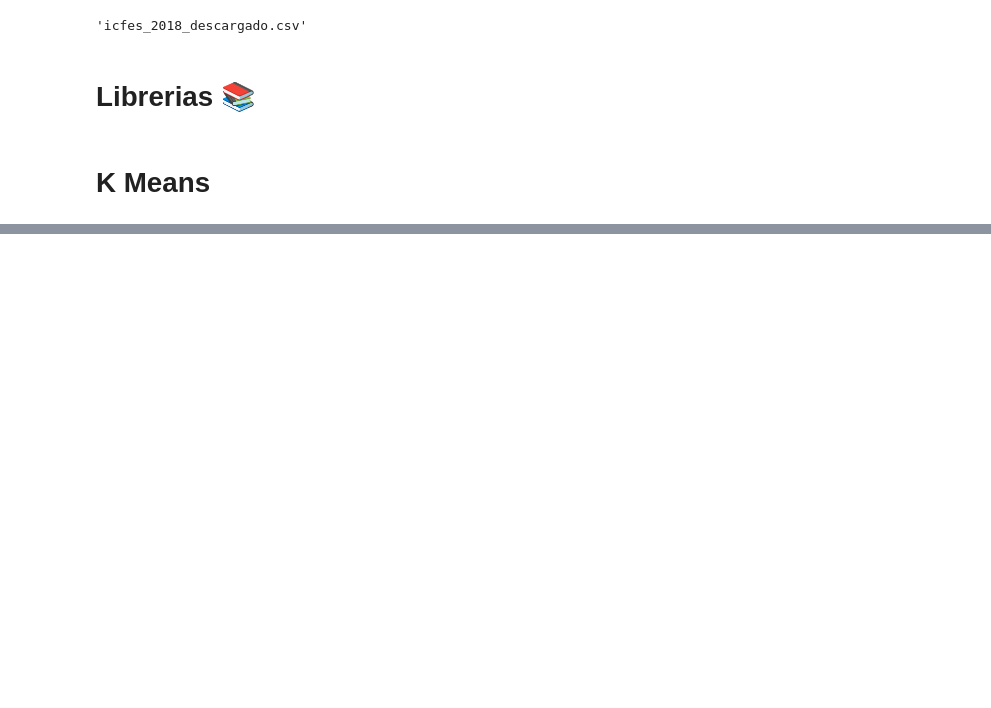
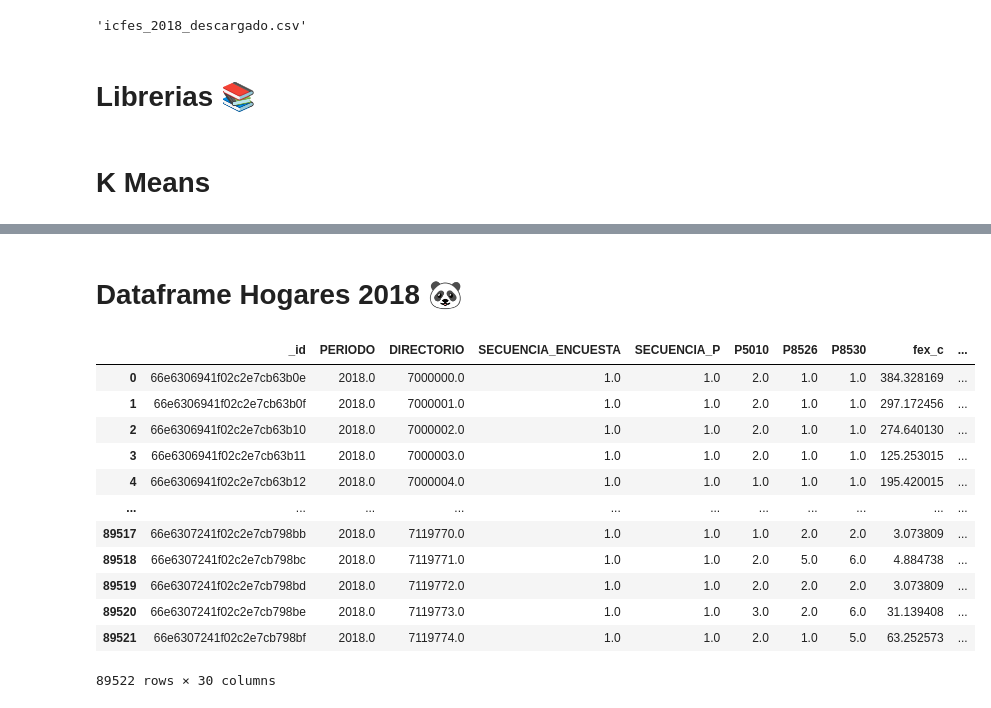
Before and after one commit to factordeveloper/K-means-Pobreza-Colombia-Hogares, a Jupyter notebook: K_means_icfes_2018_hogares.ipynb, the cells around one changed output, grey strips where cells are left out. Cells and saved outputs as stored; diff of their text form; code cells hidden in the pictures; blank space fills up the shorter version.

Commit message:
hogares 2018 updated !!!

```diff
--- a/K_means_icfes_2018_hogares.ipynb
+++ b/K_means_icfes_2018_hogares.ipynb
@@ -105,0 +125,19 @@ plt.show()
+# %% [markdown]
+# Dataframe Hogares 2018 🐼
+# %%
+hogares = pd.read_csv('hogares_total_limpios_descargado.csv')
+hogares
+# %% [output]
+|  | _id | PERIODO | DIRECTORIO | SECUENCIA_ENCUESTA | SECUENCIA_P | P5010 | P8526 | P8530 | fex_c | ... |
+| 0 | 66e6306941f02c2e7cb63b0e | 2018.0 | 7000000.0 | 1.0 | 1.0 | 2.0 | 1.0 | 1.0 | 384.328169 | ... |
+| 1 | 66e6306941f02c2e7cb63b0f | 2018.0 | 7000001.0 | 1.0 | 1.0 | 2.0 | 1.0 | 1.0 | 297.172456 | ... |
+| 2 | 66e6306941f02c2e7cb63b10 | 2018.0 | 7000002.0 | 1.0 | 1.0 | 2.0 | 1.0 | 1.0 | 274.640130 | ... |
+| 3 | 66e6306941f02c2e7cb63b11 | 2018.0 | 7000003.0 | 1.0 | 1.0 | 2.0 | 1.0 | 1.0 | 125.253015 | ... |
+| 4 | 66e6306941f02c2e7cb63b12 | 2018.0 | 7000004.0 | 1.0 | 1.0 | 1.0 | 1.0 | 1.0 | 195.420015 | ... |
+| ... | ... | ... | ... | ... | ... | ... | ... | ... | ... | ... |
+| 89517 | 66e6307241f02c2e7cb798bb | 2018.0 | 7119770.0 | 1.0 | 1.0 | 1.0 | 2.0 | 2.0 | 3.073809 | ... |
+| 89518 | 66e6307241f02c2e7cb798bc | 2018.0 | 7119771.0 | 1.0 | 1.0 | 2.0 | 5.0 | 6.0 | 4.884738 | ... |
+| 89519 | 66e6307241f02c2e7cb798bd | 2018.0 | 7119772.0 | 1.0 | 1.0 | 2.0 | 2.0 | 2.0 | 3.073809 | ... |
+| 89520 | 66e6307241f02c2e7cb798be | 2018.0 | 7119773.0 | 1.0 | 1.0 | 3.0 | 2.0 | 6.0 | 31.139408 | ... |
+| 89521 | 66e6307241f02c2e7cb798bf | 2018.0 | 7119774.0 | 1.0 | 1.0 | 2.0 | 1.0 | 5.0 | 63.252573 | ... |
+89522 rows × 30 columns
```
Also changed, not shown: parts of 6 cells of this notebook.
